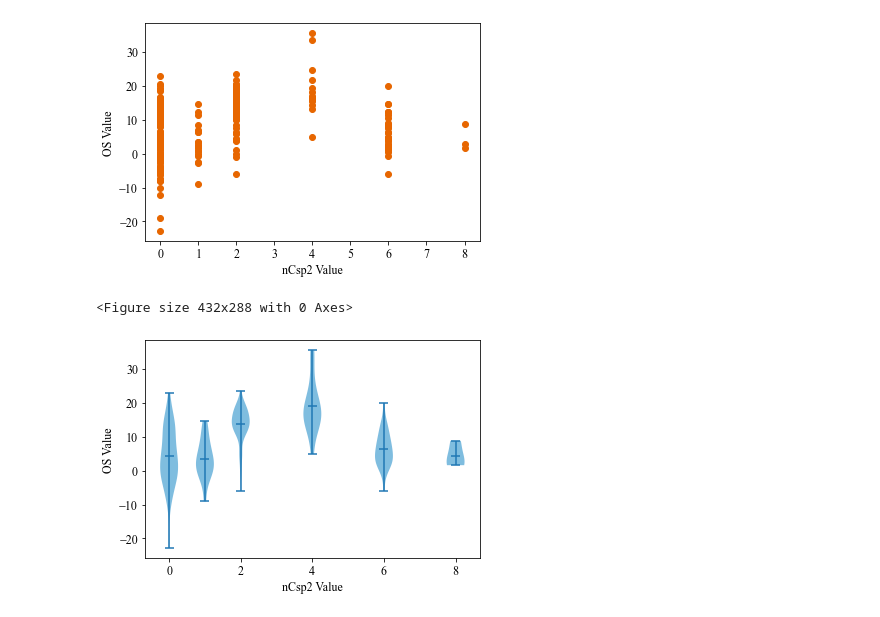
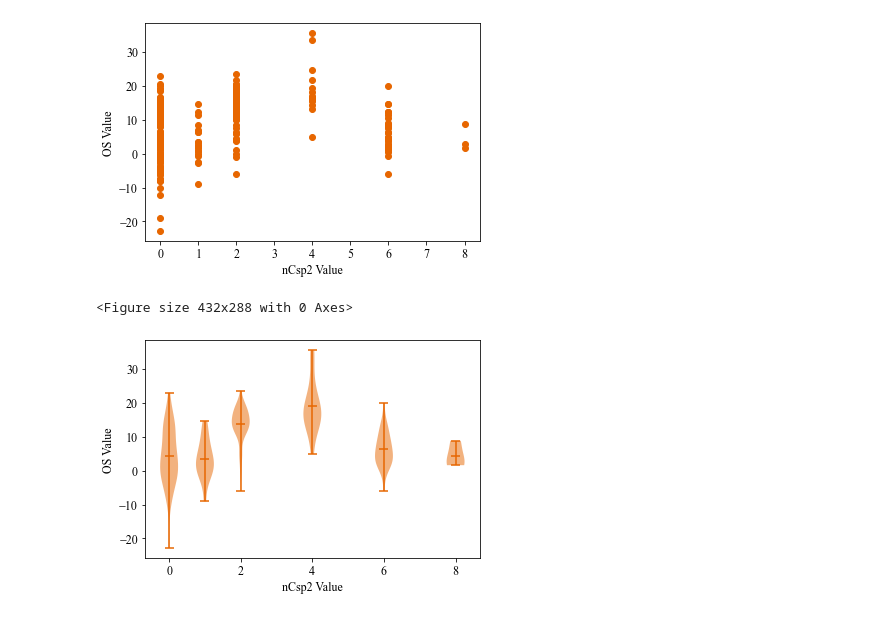
Before and after one commit to ECRL/publication_procedures, a Jupyter notebook: Octane/plot_descriptors.ipynb, the cells around one changed output. Saved outputs shown, nothing was run; the diff lists cells and outputs as text; code cells hidden in the pictures.

Commit message:
Update to violin plot

```diff
--- a/Octane/plot_descriptors.ipynb
+++ b/Octane/plot_descriptors.ipynb
@@ -244,23 +244,25 @@ plt.show()
 # %%
 plt.clf()
 plt.rcParams['font.family'] = 'Times New Roman'
 plt.rcParams.update({'font.size': 12})
 fig, ax = plt.subplots()
 ax.set_ylabel('OS Value')
 ax.set_xlabel('nCsp2 Value')
 pos = [0, 1, 2, 4, 6, 8]
 nc0 = [os[idx] for idx, nc in enumerate(ncsp2) if nc == 0]
 nc1 = [os[idx] for idx, nc in enumerate(ncsp2) if nc == 1]
 nc2 = [os[idx] for idx, nc in enumerate(ncsp2) if nc == 2]
 nc4 = [os[idx] for idx, nc in enumerate(ncsp2) if nc == 4]
 nc6 = [os[idx] for idx, nc in enumerate(ncsp2) if nc == 6]
 nc8 = [os[idx] for idx, nc in enumerate(ncsp2) if nc == 8]
 nc_stats = [nc0, nc1, nc2, nc4, nc6, nc8]
 parts = ax.violinplot(nc_stats, pos, showmeans=True, showextrema=True)
 for pt in parts['bodies']:
-    pt.set_facecolor((0, 114/235, 178/235))
+    pt.set_facecolor((213/235, 94/235, 0))
     pt.set_alpha(0.5)
+for partname in ('cbars','cmins','cmaxes','cmeans'):
+    parts[partname].set_edgecolor((213/235, 94/235, 0))
 plt.show()
 # %% [output]
 <Figure size 432x288 with 0 Axes>
-[figure, old version]
+[figure, new version]
```
